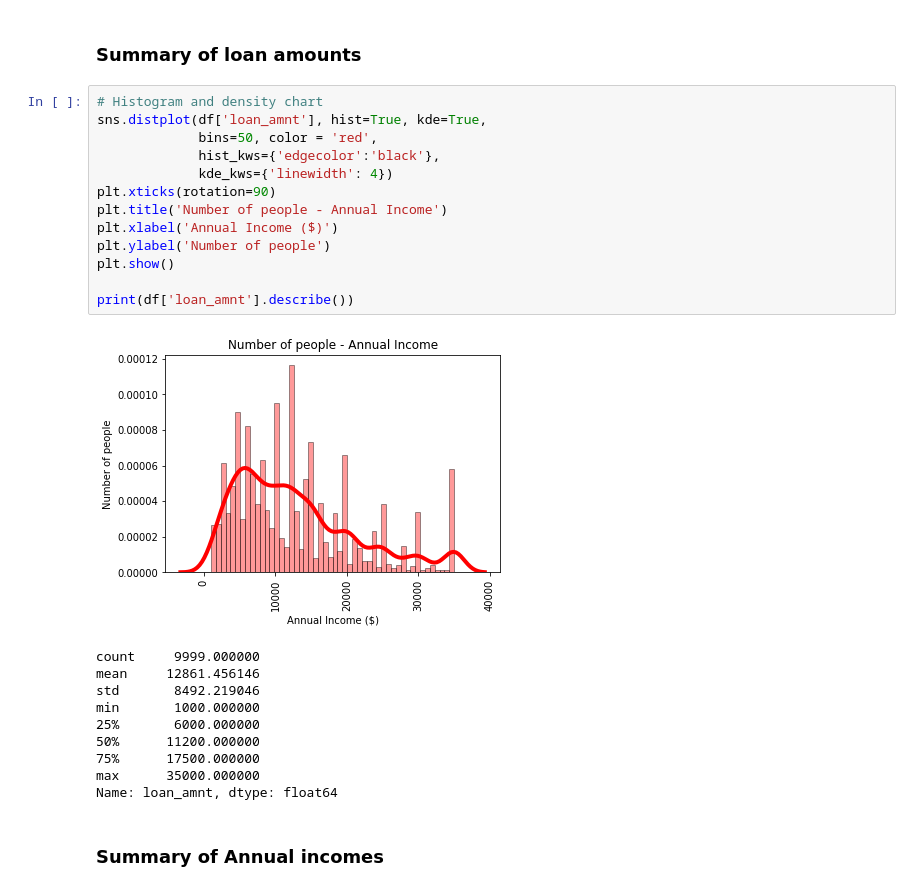
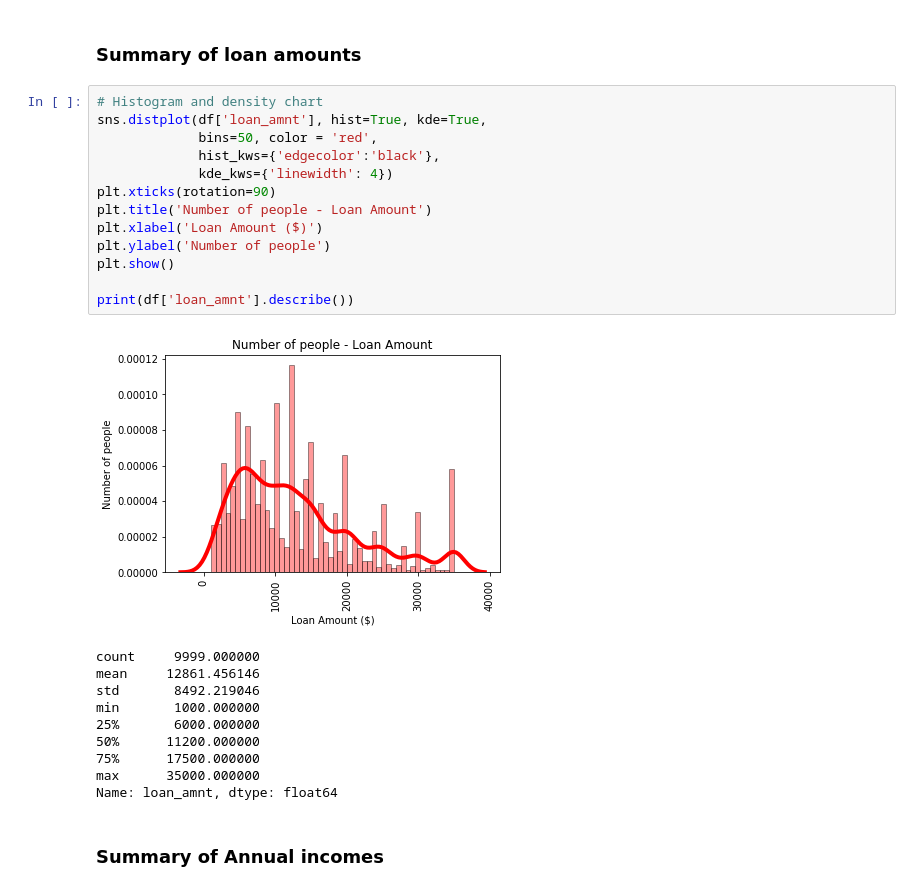
Before and after one commit to quantuniversity/DataScienceCrashCourse, a Jupyter notebook: project/notebook/Credit_Risk_Data_Analysis.ipynb, the cells around one changed output. Drawn from its saved outputs; the diff is of its cells as text.

```diff
--- a/project/notebook/Credit_Risk_Data_Analysis.ipynb
+++ b/project/notebook/Credit_Risk_Data_Analysis.ipynb
@@ -166,18 +166,18 @@ df.select_dtypes(include=['float64','int64']).describe()
 # %%
 # Histogram and density chart
 sns.distplot(df['loan_amnt'], hist=True, kde=True,
              bins=50, color = 'red',
              hist_kws={'edgecolor':'black'},
              kde_kws={'linewidth': 4})
 plt.xticks(rotation=90)
-plt.title('Number of people - Annual Income')
-plt.xlabel('Annual Income ($)')
+plt.title('Number of people - Loan Amount')
+plt.xlabel('Loan Amount ($)')
 plt.ylabel('Number of people')
 plt.show()
 
 print(df['loan_amnt'].describe())
 # %% [output]
-[figure, old version]
+[figure, new version]
 count     9999.000000
 mean     12861.456146
 std       8492.219046
```
Also changed, not shown: parts of 8 cells of this notebook.
